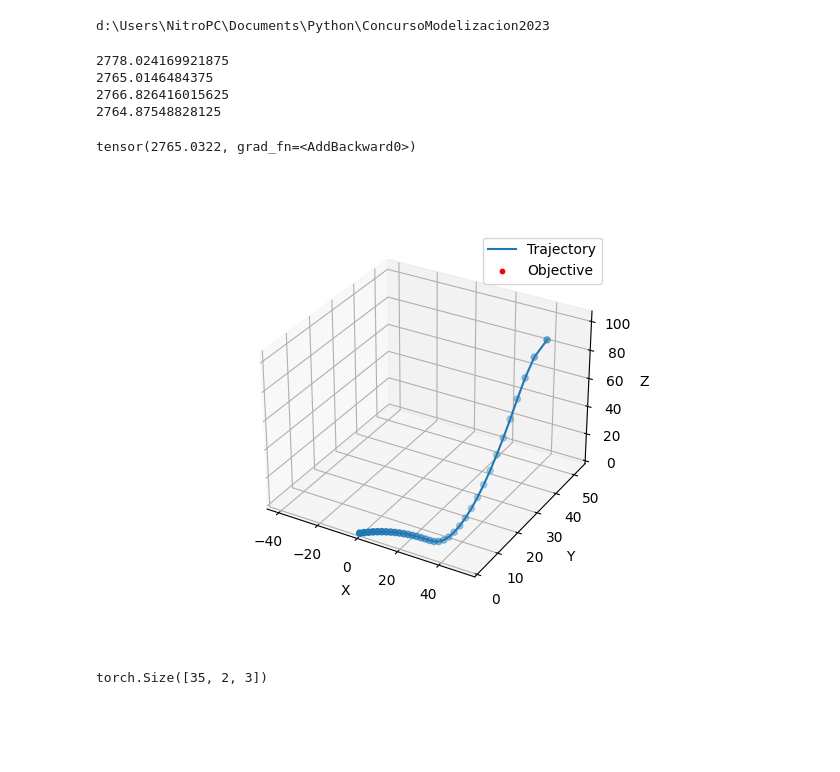
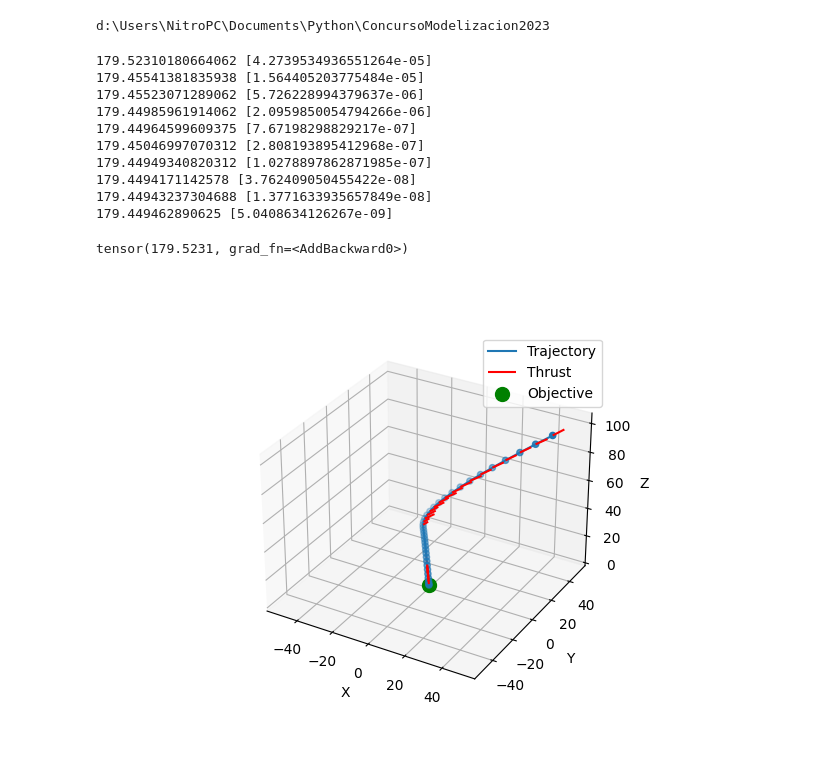
Before and after one commit to dani2442/ConcursoModelizacion2023, a Jupyter notebook: notebooks/solucion_1_gradient_descent.ipynb, the cells around one changed output. Drawn from its saved outputs; the diff is of its cells as text; code cells hidden in the pictures; blank space fills up the shorter version.

```diff
--- a/notebooks/solucion_1_gradient_descent.ipynb
+++ b/notebooks/solucion_1_gradient_descent.ipynb
@@ -30,18 +27,28 @@ loss = ConstrainedLoss(dt, gamma, F_max, alpha)
+# %%
+loss = ConstrainedLoss(dt, gamma, F_max, alpha)
+optim = torch.optim.RMSprop(agent.parameters(), lr=1e-0)
+scheduler = torch.optim.lr_scheduler.ExponentialLR(optim, gamma=0.99)
 # %%
-optimize(env, agent, loss, optim, iters=400)
+optimize(env, agent, loss, optim, scheduler, iters=1000)
 # %% [output]
-2778.024169921875
-2765.0146484375
-2766.826416015625
-2764.87548828125
+179.52310180664062 [4.2739534936551264e-05]
+179.45541381835938 [1.564405203775484e-05]
+179.45523071289062 [5.726228994379637e-06]
+179.44985961914062 [2.0959850054794266e-06]
+179.44964599609375 [7.67198298829217e-07]
+179.45046997070312 [2.808193895412968e-07]
+179.44949340820312 [1.0278897862871985e-07]
+179.4494171142578 [3.762409050455422e-08]
+179.44943237304688 [1.3771633935657849e-08]
+179.449462890625 [5.0408634126267e-09]
 # %%
 f = agent()
 p, v = env(f)
 # %%
 loss(f, p, v)
 # %% [output]
-tensor(2765.0322, grad_fn=<AddBackward0>)
+tensor(179.5231, grad_fn=<AddBackward0>)
 # %%
-plot_location(p,v)
+plot_location(f, p, v, lambd=1.)
 # %% [output]
-[figure, old version]
+[figure, new version]
@@ -53,4 +54,0 @@ p_combine = torch.stack([p, p2]).transpose(1, 0)
-# %%
-p_combine.shape
-# %% [output]
-torch.Size([35, 2, 3])
```
Also changed, not shown: parts of 9 cells of this notebook, 3 other files.
